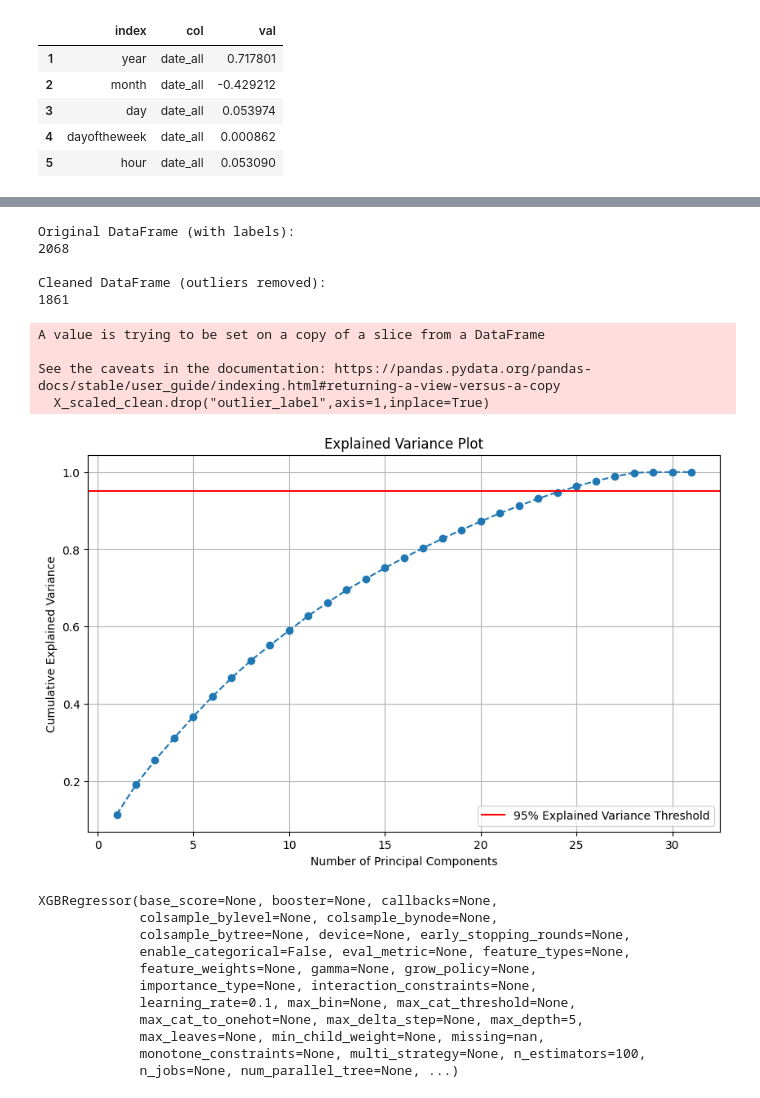
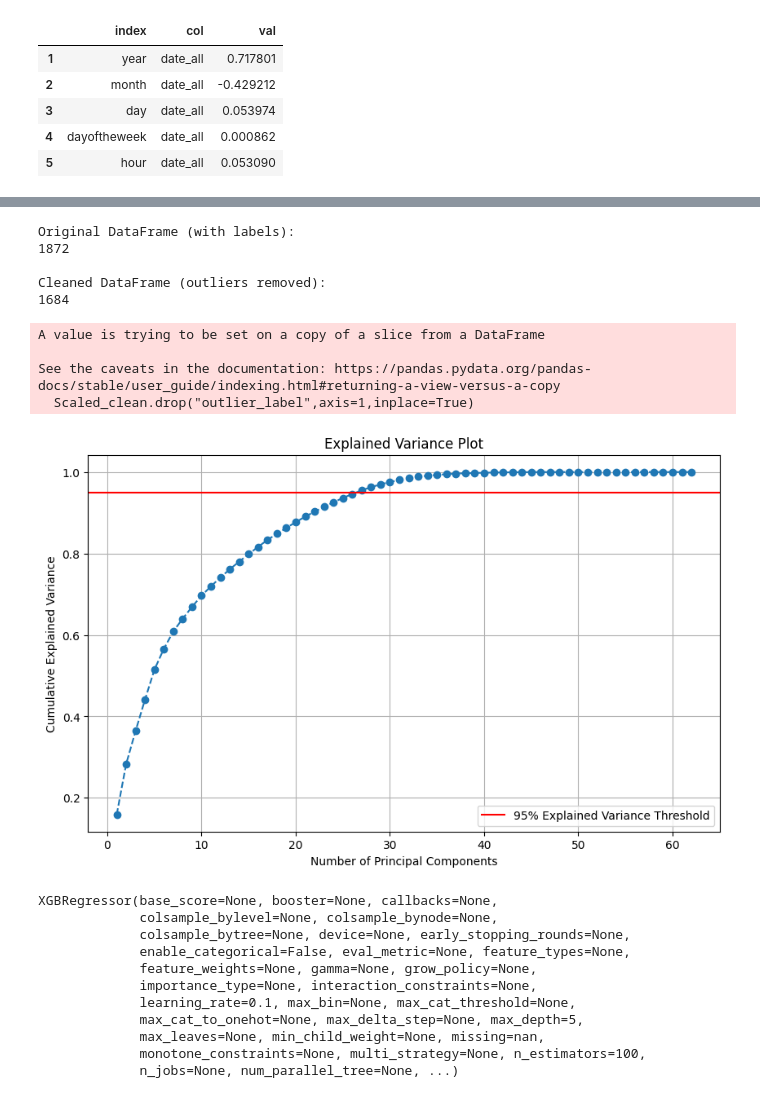
Before and after one commit to shashwat1237/Air-Pollution-and-Mental-Health, a Jupyter notebook: Untitled.ipynb, the cells around one changed output, grey strips where cells are left out. Drawn from its saved outputs; the diff is of its cells as text; code cells hidden in the pictures.

```diff
--- a/Untitled.ipynb
+++ b/Untitled.ipynb
@@ -240,5 +240,5 @@ def give_columns_to_keep(df0):
 #print(correlation["corr_sum"].describe())
 columns_to_keep=(give_columns_to_keep(correlation))
 print(columns_to_keep)
-numerical_df=numerical_df[columns_to_keep]
+#numerical_df=numerical_df[columns_to_keep]
 # %% [output]
@@ -287,5 +282,15 @@ memory usage: 784.8 KB
 # %%
 scaler=StandardScaler()
-clustering_df=pd.concat([numerical_df,df["bienestar"]],axis=1).dropna()
-X_scaled=pd.DataFrame(scaler.fit_transform(clustering_df),columns=clustering_df.columns,index=clustering_df.index)
+numerical_df=numerical_df.dropna()
+
+#clustering_df=.drop("bienestar",axis=1)
+#scaler_target=StandardScaler()
+scaler1=StandardScaler()
+scaler2=StandardScaler()
+#Scaled=pd.DataFrame(scaler.fit_transform(clustering_df.drop("bienestar",axis=1)),columns=clustering_df.drop("bienestar",axis=1).columns,index=clustering_df.index)
+#Scaled=pd.concat([Scaled,pd.DataFrame(scaler_target.fit_transform(clustering_df[["bienestar"]]),columns=["bienestar"])],axis=1)
 #X_scaled["bienestar"]=X_scaled["bienestar"]*10
+Scaled_x=numerical_df.drop("bienestar",axis=1)
+Scaled_x=pd.DataFrame(scaler1.fit_transform(Scaled_x),columns=Scaled_x.columns)
+Scaled_y=pd.DataFrame(scaler2.fit_transform(numerical_df[["bienestar"]]),columns=["bienestar"])
+Scaled=pd.concat([Scaled_x,Scaled_y],axis=1)
@@ -296,13 +321,13 @@ k_values = range(2, 11) # Start from 2, as a silhouette score is not defined for
 for k in k_values:
     # Apply K-Means
     kmeans = KMeans(n_clusters=k, random_state=42, n_init=10)
-    kmeans.fit(X_scaled)
+    kmeans.fit(Scaled)
 
     # Get the cluster labels for each data point
     labels = kmeans.labels_
 
     # Calculate the silhouette score
-    score = silhouette_score(X_scaled, labels)
+    score = silhouette_score(Scaled, labels)
     silhouette_scores.append(score)
 
     print(f"For k={k}, the silhouette score is: {score:.4f}")
@@ -340,49 +365,49 @@ lof = LocalOutlierFactor(n_neighbors=2, contamination=0.1)
 
 # Fit the model and get the outlier labels.
 # -1 indicates an outlier, and 1 indicates an inlier.
-outlier_labels = lof.fit_predict(X_scaled)
+outlier_labels = lof.fit_predict(Scaled)
 
 # Step 3: Add the labels to the DataFrame and filter
-X_scaled['outlier_label'] = outlier_labels
+Scaled['outlier_label'] = outlier_labels
 
 # Filter out the rows identified as outliers
-X_scaled_clean = X_scaled[X_scaled['outlier_label'] == 1]
-X_scaled_clean.drop("outlier_label",axis=1,inplace=True)
+Scaled_clean = Scaled[Scaled['outlier_label'] == 1]
+Scaled_clean.drop("outlier_label",axis=1,inplace=True)
 print("Original DataFrame (with labels):")
-print(len(X_scaled))
+print(len(Scaled))
 
 print("\nCleaned DataFrame (outliers removed):")
-print(len(X_scaled_clean))
+print(len(Scaled_clean))
 # %% [output]
 Original DataFrame (with labels):
-2068
+1872
 
 Cleaned DataFrame (outliers removed):
-1861
+1684
 A value is trying to be set on a copy of a slice from a DataFrame
 
 See the caveats in the documentation: https://pandas.pydata.org/pandas-docs/stable/user_guide/indexing.html#returning-a-view-versus-a-copy
-  X_scaled_clean.drop("outlier_label",axis=1,inplace=True)
+  Scaled_clean.drop("outlier_label",axis=1,inplace=True)
 # %%
 pca = PCA()
-pca.fit(X_scaled_clean)
+pca.fit(Scaled_clean)
 
 # Step 4: Calculate the cumulative explained variance
 explained_variance = pca.explained_variance_ratio_
 cumulative_variance = np.cumsum(explained_variance)
 
 # Step 5: Plot the explained variance
 plt.figure(figsize=(10, 6))
 plt.plot(range(1, len(cumulative_variance) + 1), cumulative_variance, marker='o', linestyle='--')
 plt.title('Explained Variance Plot')
 plt.xlabel('Number of Principal Components')
 plt.ylabel('Cumulative Explained Variance')
 plt.grid(True)
 plt.axhline(y=0.95, color='r', linestyle='-', label='95% Explained Variance Threshold')
 plt.legend(loc='lower right')
 plt.show()
 # %% [output]
-[figure, old version]
+[figure, new version]
 # %%
 import xgboost as xgb
 from sklearn.model_selection import train_test_split
```
Also changed, not shown: parts of 21 cells of this notebook, 1 other file.
